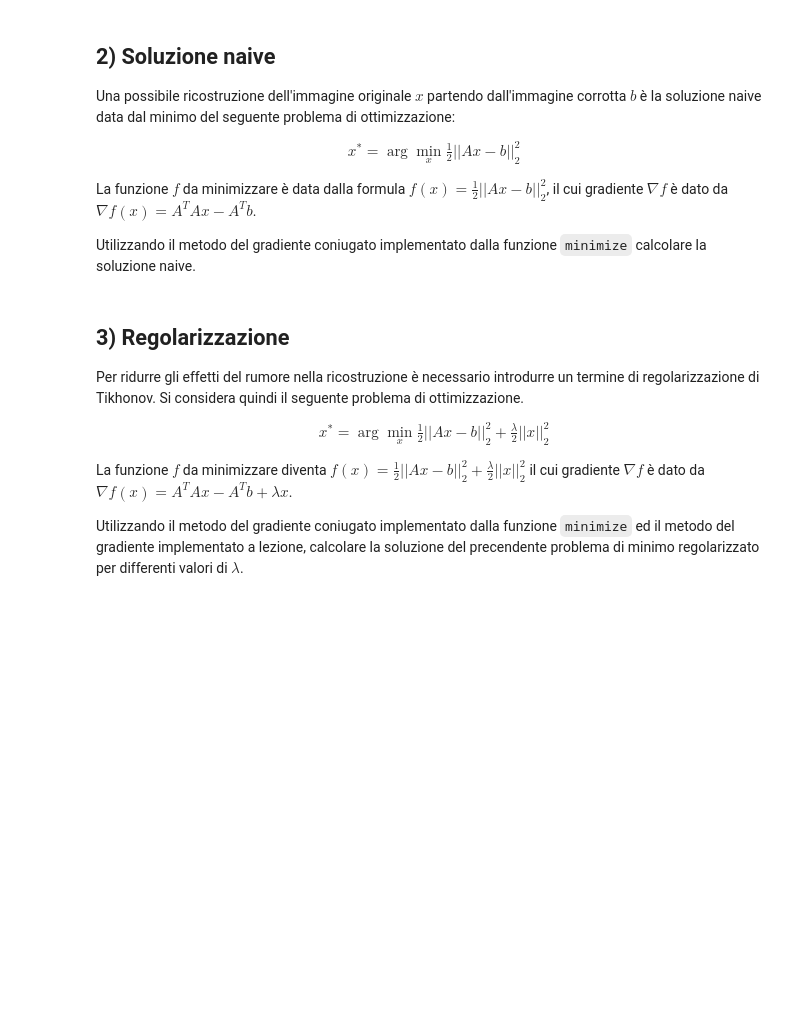
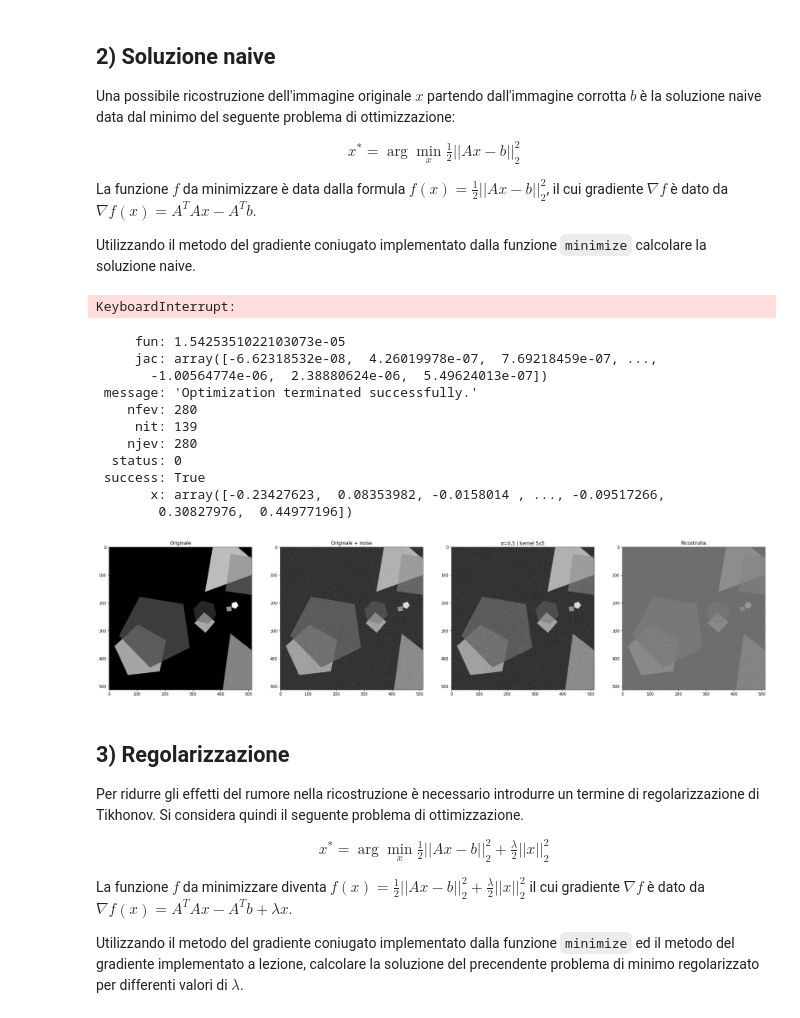
Before and after one commit to NotXia/imaging, a Jupyter notebook: progetto.ipynb, the cells around one changed output. Drawn from its saved outputs; the diff is of its cells as text; code cells hidden in the pictures; blank space fills up the shorter version.

```diff
--- a/progetto.ipynb
+++ b/progetto.ipynb
@@ -132,6 +133,63 @@ La funzione $f$ da minimizzare è data dalla formula
 $\nabla f(x) = A^TAx - A^Tb  $.
 
 Utilizzando il metodo del gradiente coniugato implementato dalla funzione `minimize` calcolare la soluzione naive.
+# %%
+def naive(image, blur):
+    def f(x):
+        x = x.reshape(image.shape)
+        return ((1/2) * (np.linalg.norm(A(x, blur) - image))**2).reshape(-1)
+    def df(x):
+        x = x.reshape(image.shape)
+        return (AT(A(x, blur), blur) - AT(image, blur)).reshape(-1)
+
+    out = minimize(
+        fun = f,
+        x0 = np.zeros(image.reshape(-1).shape),
+        method = "CG",
+        jac = df
+    )
+
+    return out
+# %%
+out_naive = naive(image1, blur1)
+# %% [output]
+KeyboardInterrupt:
+# %%
+print(out_naive)
+out_naive = out_naive.x.reshape(image1.shape)
+
+plt.figure(figsize=(30, 10))
+
+ax1 = plt.subplot(1, 4, 1)
+ax1.imshow(real_image, cmap="gray")
+plt.title("Originale")
+
+ax1 = plt.subplot(1, 4, 2)
+ax1.imshow(real_noisy, cmap="gray")
+plt.title("Originale + noise")
+
+ax2 = plt.subplot(1, 4, 3)
+ax2.imshow(image1, cmap="gray")
+plt.title("σ=0,5 | kernel 5x5")
+
+ax3 = plt.subplot(1, 4, 4)
+ax3.imshow(out_naive, cmap="gray")
+plt.title("Ricostruita")
+
+plt.show()
+# %% [output]
+     fun: 1.5425351022103073e-05
+     jac: array([-6.62318532e-08,  4.26019978e-07,  7.69218459e-07, ...,
+       -1.00564774e-06,  2.38880624e-06,  5.49624013e-07])
+ message: 'Optimization terminated successfully.'
+    nfev: 280
+     nit: 139
+    njev: 280
+  status: 0
+ success: True
+       x: array([-0.23427623,  0.08353982, -0.0158014 , ..., -0.09517266,
+        0.30827976,  0.44977196])
+[figure, added]
 # %% [markdown]
 ## 3) Regolarizzazione
 Per ridurre gli effetti del rumore nella ricostruzione è necessario introdurre un termine di regolarizzazione di Tikhonov. Si considera quindi il seguente problema di ottimizzazione.
```
Also changed, not shown: parts of 14 cells of this notebook.
